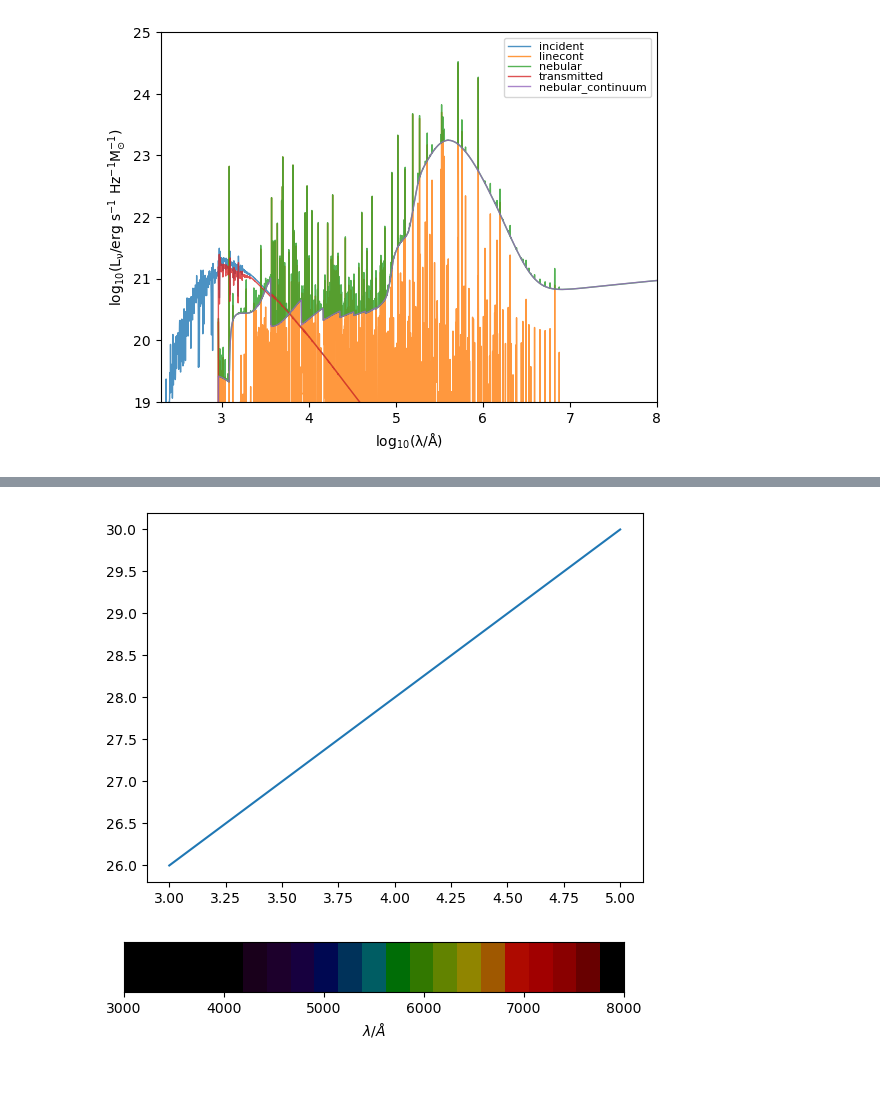
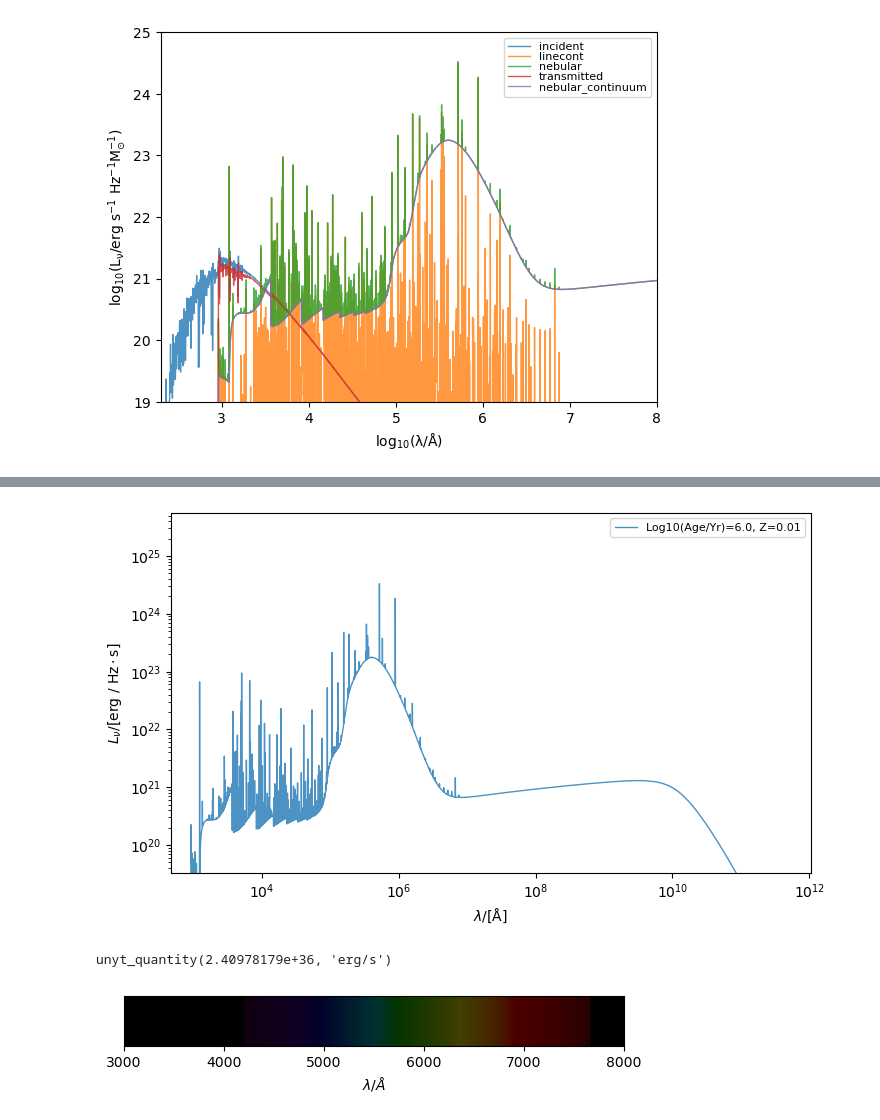
Before and after one commit to JiaHeak/Stellar-Population-Synthesis, a Jupyter notebook: Demo2.ipynb, the cells around one changed output, grey strips where cells are left out. Cells and saved outputs as stored; diff of their text form; code cells hidden in the pictures; blank space fills up the shorter version.

```diff
--- a/Demo2.ipynb
+++ b/Demo2.ipynb
@@ -127,12 +141,12 @@ sfh.plot_sfh(t_range=(0, 1e9))
 from unyt import Angstrom, Hz, erg, eV, s, um
 from synthesizer import Sed
 
-# Define some wavelengths and luminosities densities
-lams = np.logspace(3, 5, 100) * Angstrom
-lnus = np.logspace(26, 30, 100) * erg / (s * Hz)
+# # Define some wavelengths and luminosities densities
+# lams = np.logspace(3, 5, 100) * Angstrom
+# lnus = np.logspace(26, 30, 100) * erg / (s * Hz)
 
-# Create a Sed object
-sed = Sed(lams, lnus)
+# # Create a Sed object
+# sed = Sed(lams, lnus)
 # %%
 print(sed.wavelength)
 print(sed.luminosity_nu)
@@ -157,9 +158,10 @@ print(sed.luminosity_nu)
 # %%
-plt.plot(np.log10(sed.lam), np.log10(sed.lnu))
-plt.show()
+fig, ax = sed.plot_spectra(figsize=(8,6), label=f"log10(age/yr)={log10age}, Z={Z}")
 # %% [output]
-[figure, old version]
+[figure, new version]
 # %%
 fig, ax = sed.plot_spectra_as_rainbow()
+sed.bolometric_luminosity
 # %% [output]
+unyt_quantity(2.40978179e+36, 'erg/s')
-[figure, old version]
+[figure, new version]
```
Also changed, not shown: parts of 15 cells of this notebook.
